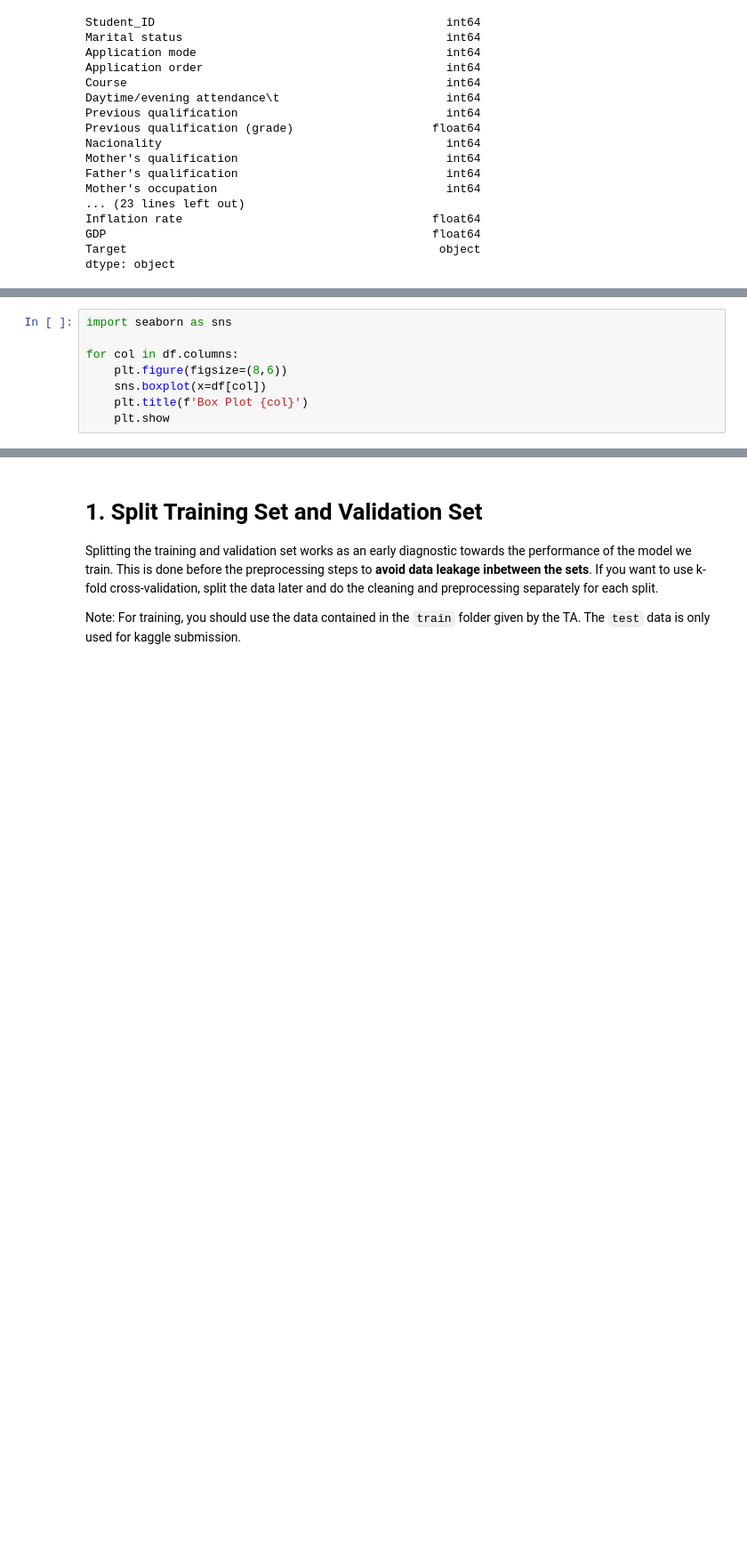
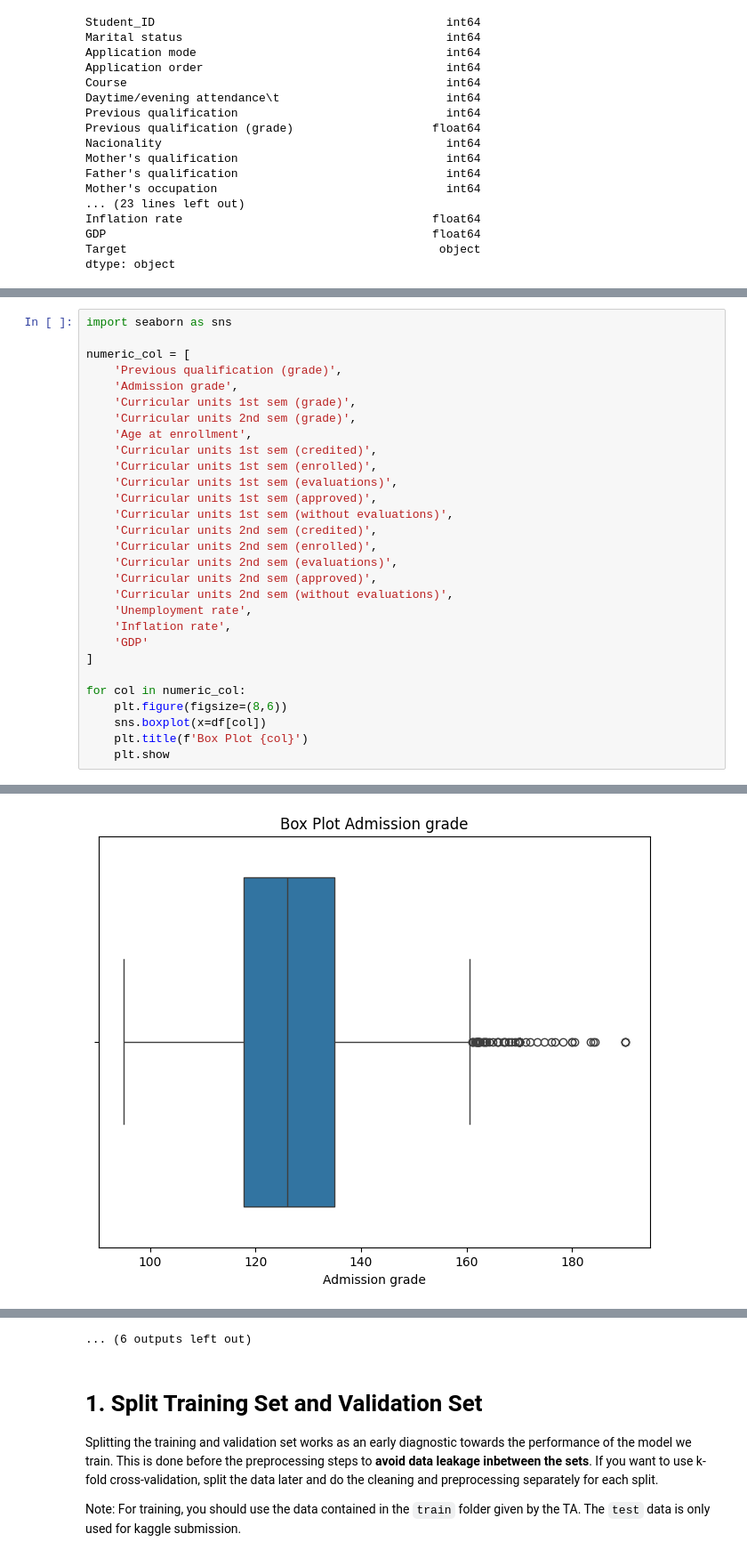
Before and after one commit to iammadsfq/AI_Tubes2_AiKamuMah, a Jupyter notebook: notebook.ipynb, the cells around one changed output, grey strips where cells are left out. Shown: that part at 89% size. Cells and saved outputs as stored; diff of their text form; blank space fills up the shorter version.

```diff
--- a/notebook.ipynb
+++ b/notebook.ipynb
@@ -121,8 +110,0 @@ df.head(5)
-# %%
-import seaborn as sns
-
-for col in df.columns:
-    plt.figure(figsize=(8,6))
-    sns.boxplot(x=df[col])
-    plt.title(f'Box Plot {col}')
-    plt.show
@@ -142,0 +152,30 @@ for col in df.columns:
+# %%
+import seaborn as sns
+
+numeric_col = [
+    'Previous qualification (grade)',
+    'Admission grade',
+    'Curricular units 1st sem (grade)',
+    'Curricular units 2nd sem (grade)',
+    'Age at enrollment',
+    'Curricular units 1st sem (credited)',
+    'Curricular units 1st sem (enrolled)',
+    'Curricular units 1st sem (evaluations)',
+    'Curricular units 1st sem (approved)',
+    'Curricular units 1st sem (without evaluations)',
+    'Curricular units 2nd sem (credited)',
+    'Curricular units 2nd sem (enrolled)',
+    'Curricular units 2nd sem (evaluations)',
+    'Curricular units 2nd sem (approved)',
+    'Curricular units 2nd sem (without evaluations)',
+    'Unemployment rate',
+    'Inflation rate',
+    'GDP'
+]
+
+for col in numeric_col:
+    plt.figure(figsize=(8,6))
+    sns.boxplot(x=df[col])
+    plt.title(f'Box Plot {col}')
+    plt.show
+# %% [output]
@@ -142,0 +183 @@ for col in df.columns:
+[figure, added]
@@ -143,3 +194,4 @@ for col in df.columns:
+... (6 outputs left out)
 # %% [markdown]
 # 1. Split Training Set and Validation Set
 
```
Also changed, not shown: parts of 13 cells of this notebook.
